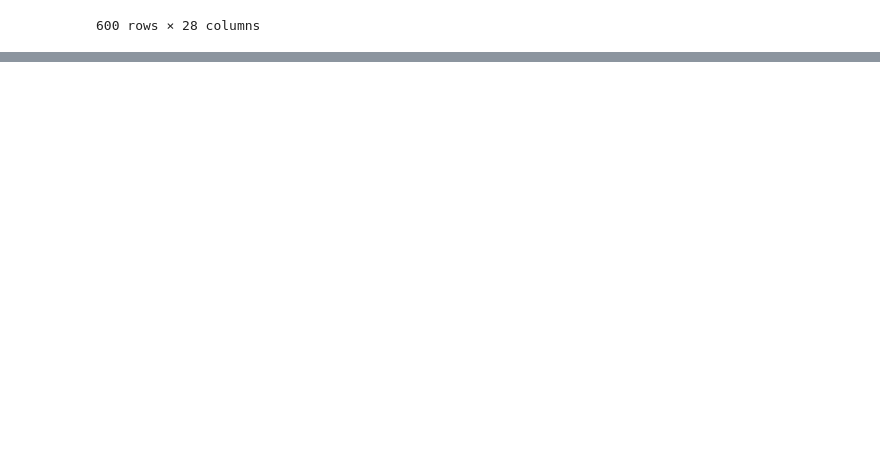
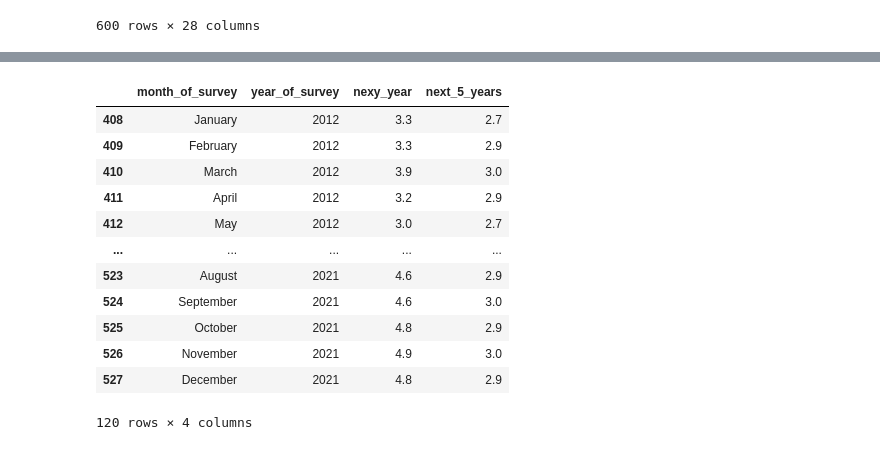
Before and after one commit to NorthBrainsAnalytics/USA-States-Data, a Jupyter notebook: USA-by-State.ipynb, the cells around one changed output, grey strips where cells are left out. Drawn from its saved outputs; the diff is of its cells as text; code cells hidden in the pictures; blank space fills up the shorter version.

```diff
--- a/USA-by-State.ipynb
+++ b/USA-by-State.ipynb
@@ -385,0 +396,26 @@ SAPCE2
+# %%
+inflation_rate = pd.read_excel("data/expected_change_in_infaltion_rates.xlsx")
+consumer_index = pd.read_excel("data/consumer_sentiment_index.xlsx")
+# %%
+inflation_rate = inflation_rate.rename(columns = {'DATE OF SURVEY': 'month_of_survey',
+                                                 'Unnamed: 1': 'year_of_survey',
+                                                 'NEXT YEAR': 'nexy_year',
+                                                 'NEXT 5 YEARS': 'next_5_years'}, inplace=False )
+
+inflation_rate = inflation_rate.loc[(inflation_rate['year_of_survey'] >= 2012) &
+                                    (inflation_rate['year_of_survey'] != 2022)]
+inflation_rate
+# %% [output]
+|  | month_of_survey | year_of_survey | nexy_year | next_5_years |
+| 408 | January | 2012 | 3.3 | 2.7 |
+| 409 | February | 2012 | 3.3 | 2.9 |
+| 410 | March | 2012 | 3.9 | 3.0 |
+| 411 | April | 2012 | 3.2 | 2.9 |
+| 412 | May | 2012 | 3.0 | 2.7 |
+| ... | ... | ... | ... | ... |
+| 523 | August | 2021 | 4.6 | 2.9 |
+| 524 | September | 2021 | 4.6 | 3.0 |
+| 525 | October | 2021 | 4.8 | 2.9 |
+| 526 | November | 2021 | 4.9 | 3.0 |
+| 527 | December | 2021 | 4.8 | 2.9 |
+120 rows × 4 columns
```
Also changed, not shown: parts of 3 cells of this notebook, 3 other files.
